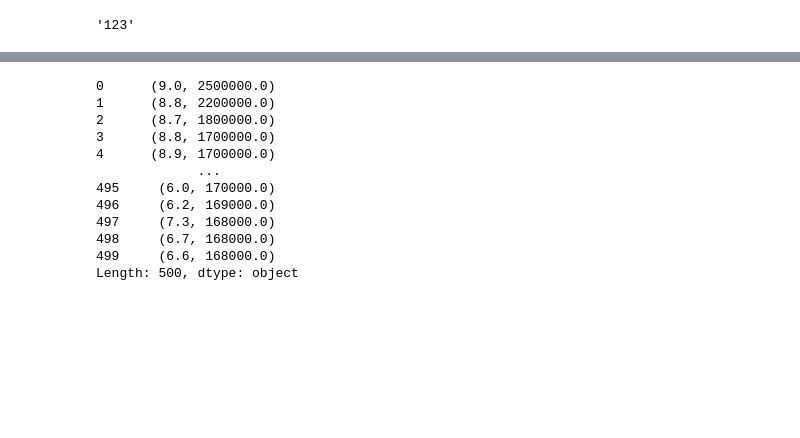
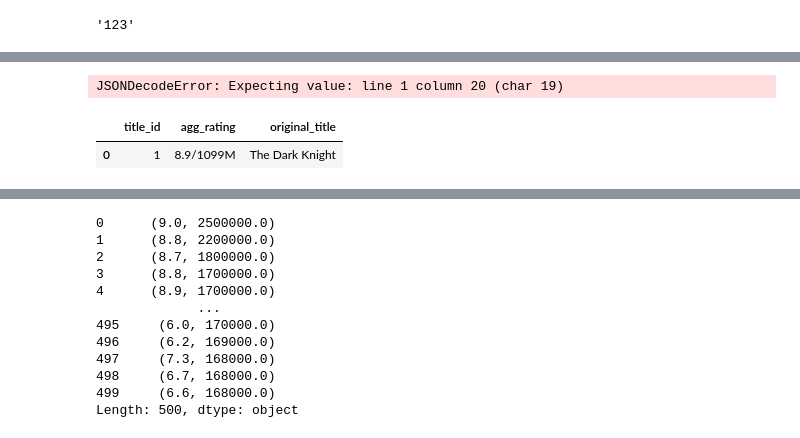
Before and after one commit to ilyamil/movie_recommender_system, a Jupyter notebook: notebooks/reviews_cleaning.ipynb, the cells around one changed output, grey strips where cells are left out. Cells and saved outputs as stored; diff of their text form; code cells hidden in the pictures; blank space fills up the shorter version.

```diff
--- a/notebooks/reviews_cleaning.ipynb
+++ b/notebooks/reviews_cleaning.ipynb
@@ -161,0 +284,55 @@ split_aggregate_rating_col(action)
+# %%
+def split_review_summary(df_raw: pd.DataFrame) -> pd.DataFrame:
+    """
+    Split column 'review_summary' into 3 columns: 'user_reviews_number',
+    'critic_reviews_number', 'metascore'.
+    After transformation the 'review_summary' columns is removed.
+    """
+    if 'review_summary' not in df_raw.columns:
+        raise ValueError('No "review_summary" column in input data')
+
+    df_ = df_raw.copy(deep=False)
+    col_to_splitter = {
+        'user_reviews_num': 'User reviews',
+        'critic_reviews_num': 'Critic reviews',
+        'metascore': 'Metascore'
+    }
+    df_[col_to_splitter.keys()] = pd.json_normalize(
+        df_['review_summary']
+        .str.replace("'", '"')
+        .apply(lambda x: json.loads(x))
+    )
+    for col, splitter in col_to_splitter.items():
+        df_[col] = (
+            df_[col]
+            .str.split(splitter, expand=True)
+            .iloc[:, 0]
+        )
+    # df_['critic_reviews_num'] = (
+    #     df_['critic_reviews_num']
+    #     .str.split('Critic reviews', expand=True)
+    #     .iloc[:, 0]
+    # )
+    # df_['metascore'] = (
+    #     df_['metascore']
+    #     .str.split('Metascore', expand=True)
+    #     .iloc[:, 0]
+    # )
+
+    return df_.drop('review_summary', axis=1)
+
+split_review_summary(action)
+# %% [output]
+JSONDecodeError: Expecting value: line 1 column 20 (char 19)
+# %%
+    data = [
+        {
+            'title_id': 1,
+            'agg_rating': '8.9/1099M',
+            'original_title': 'Original title: The Dark Knight'
+        }
+    ]
+    extract_original_title(pd.DataFrame(data))
+# %% [output]
+|  | title_id | agg_rating | original_title |
+| 0 | 1 | 8.9/1099M | The Dark Knight |
```
Also changed, not shown: parts of 15 cells of this notebook, 5 other files.
